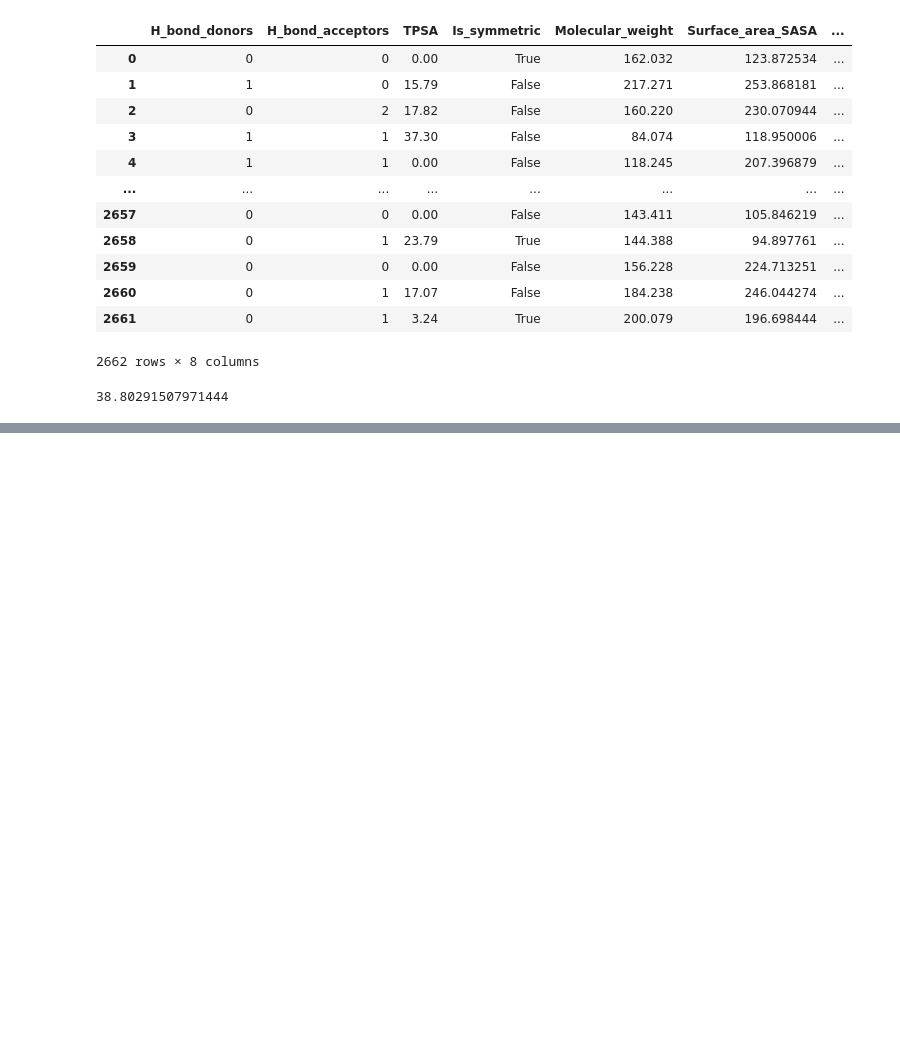
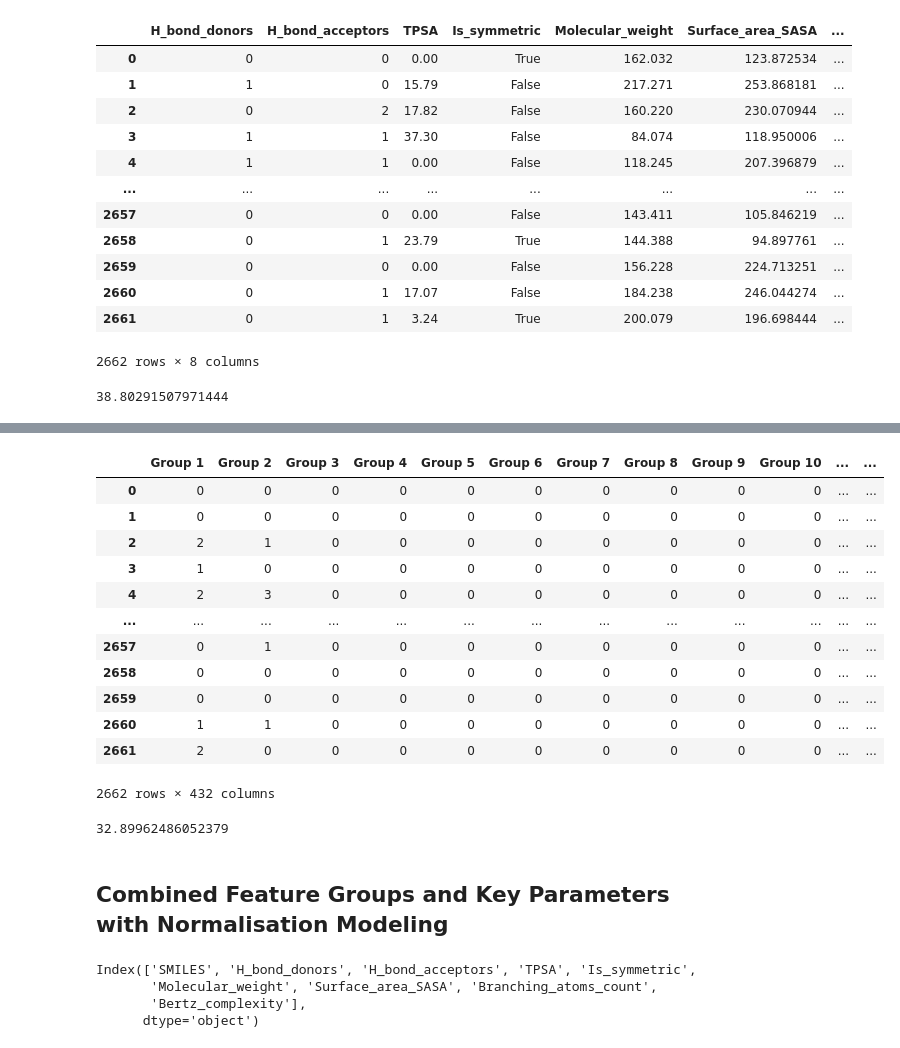
Before and after one commit to deristnoor/python, a Jupyter notebook: project/Data Science & Machine Learning/Melting Points/melting_points.ipynb, the cells around one changed output, grey strips where cells are left out. Saved outputs shown, nothing was run; the diff lists cells and outputs as text; code cells hidden in the pictures; blank space fills up the shorter version.

```diff
--- a/project/Data Science & Machine Learning/Melting Points/melting_points.ipynb
+++ b/project/Data Science & Machine Learning/Melting Points/melting_points.ipynb
@@ -373,0 +443,17 @@ score
+# %%
+X_com = combined.drop(["SMILES", "Tm"], axis=1)
+X_com
+# %% [output]
+|  | Group 1 | Group 2 | Group 3 | Group 4 | Group 5 | Group 6 | Group 7 | Group 8 | Group 9 | Group 10 | ... | ... |
+| 0 | 0 | 0 | 0 | 0 | 0 | 0 | 0 | 0 | 0 | 0 | ... | ... |
+| 1 | 0 | 0 | 0 | 0 | 0 | 0 | 0 | 0 | 0 | 0 | ... | ... |
+| 2 | 2 | 1 | 0 | 0 | 0 | 0 | 0 | 0 | 0 | 0 | ... | ... |
+| 3 | 1 | 0 | 0 | 0 | 0 | 0 | 0 | 0 | 0 | 0 | ... | ... |
+| 4 | 2 | 3 | 0 | 0 | 0 | 0 | 0 | 0 | 0 | 0 | ... | ... |
+| ... | ... | ... | ... | ... | ... | ... | ... | ... | ... | ... | ... | ... |
+| 2657 | 0 | 1 | 0 | 0 | 0 | 0 | 0 | 0 | 0 | 0 | ... | ... |
+| 2658 | 0 | 0 | 0 | 0 | 0 | 0 | 0 | 0 | 0 | 0 | ... | ... |
+| 2659 | 0 | 0 | 0 | 0 | 0 | 0 | 0 | 0 | 0 | 0 | ... | ... |
+| 2660 | 1 | 1 | 0 | 0 | 0 | 0 | 0 | 0 | 0 | 0 | ... | ... |
+| 2661 | 2 | 0 | 0 | 0 | 0 | 0 | 0 | 0 | 0 | 0 | ... | ... |
+2662 rows × 432 columns
@@ -373,0 +468,20 @@ score
+# %%
+model_com = XGBRegressor(
+    # tree_method='hist',
+    # learning_rate=0.1,
+    # max_depth=5,
+    # gamma=0,
+    # min_child_weight=1,
+    # n_estimators=1200,
+    # colsample_bytree=0.6,
+    # subsample=0.9,
+    random_state=0
+)
+model_com.fit(X_com_train, y_train)
+predictions = model_com.predict(X_com_test)
+score = mean_absolute_error(y_test,predictions)
+score
+# %% [output]
+32.89962486052379
+# %% [markdown]
+## Combined Feature Groups and Key Parameters with Normalisation Modeling
@@ -373,0 +490,7 @@ score
+# %%
+key_parameter.columns
+# %% [output]
+Index(['SMILES', 'H_bond_donors', 'H_bond_acceptors', 'TPSA', 'Is_symmetric',
+       'Molecular_weight', 'Surface_area_SASA', 'Branching_atoms_count',
+       'Bertz_complexity'],
+      dtype='object')
```
Also changed, not shown: parts of 18 cells of this notebook.
